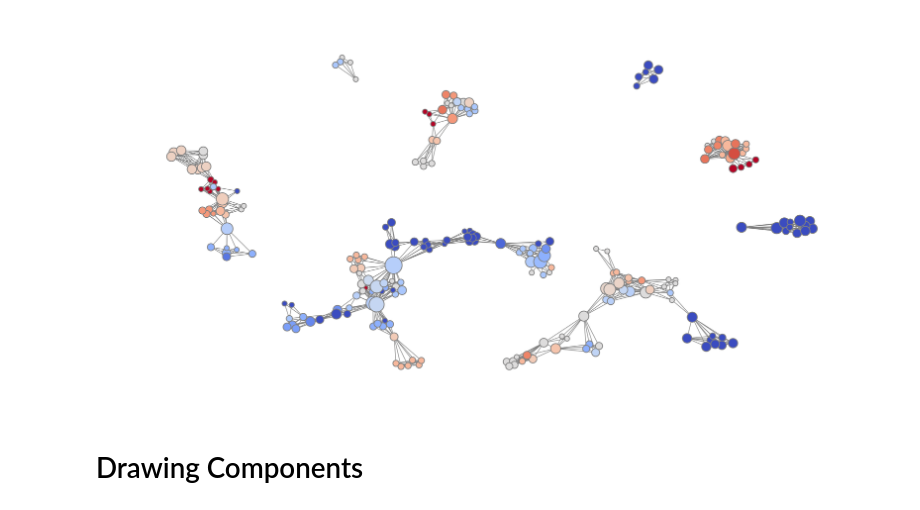
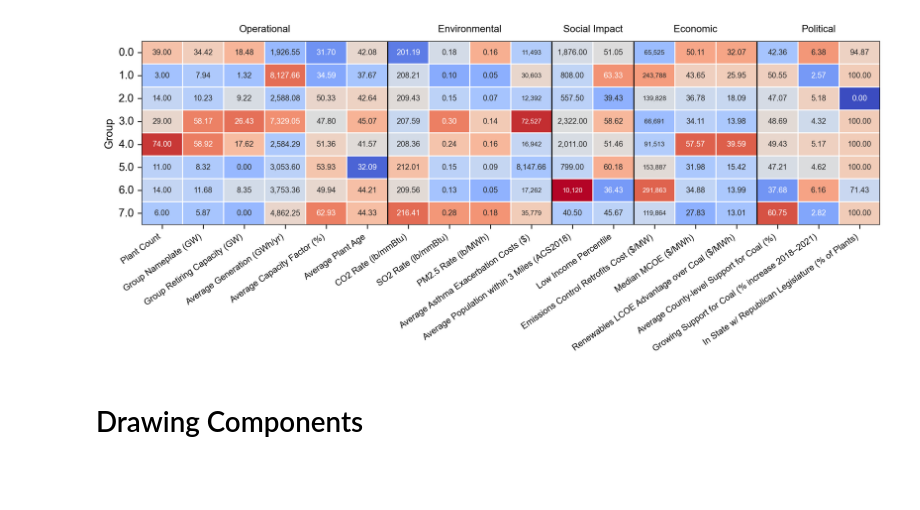
Before and after one commit to Krv-Analytics/retire, a Jupyter notebook: examples/paper_figures.ipynb, the cells around one changed output. Drawn from its saved outputs; the diff is of its cells as text; code cells hidden in the pictures; blank space fills up the shorter version.

Commit message:
heatmap refactor complete

```diff
--- a/examples/paper_figures.ipynb
+++ b/examples/paper_figures.ipynb
@@ -10,9 +11,9 @@ clean_df = load_clean_dataset()
 
 cf = CoalFigure(G=G, raw_df=raw_df)
 # %%
-fig, ax = cf.drawGraph()
+fig, ax = cf.drawHeatMap(config=heatmap_config)
 # %% [output]
-[figure, old version]
+[figure, new version]
 # %% [markdown]
 # Drawing Components
 # %%
```
Also changed, not shown: parts of 6 cells of this notebook, 3 other files.
